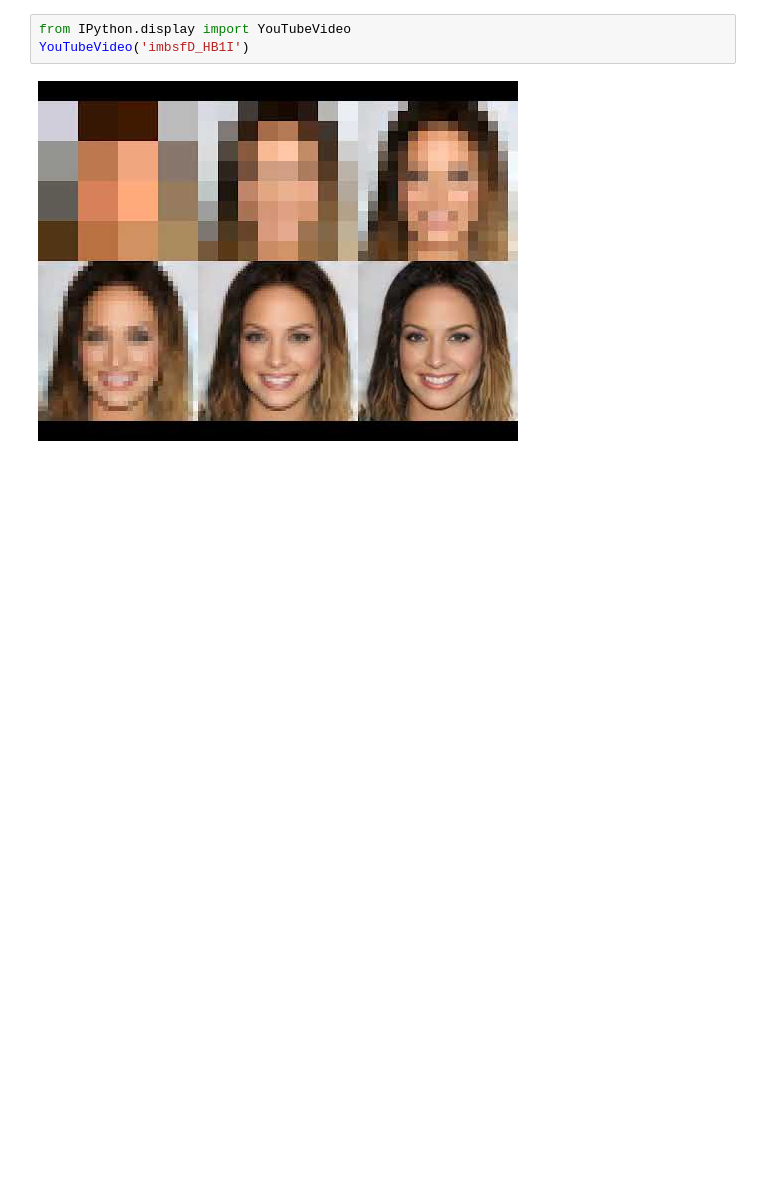
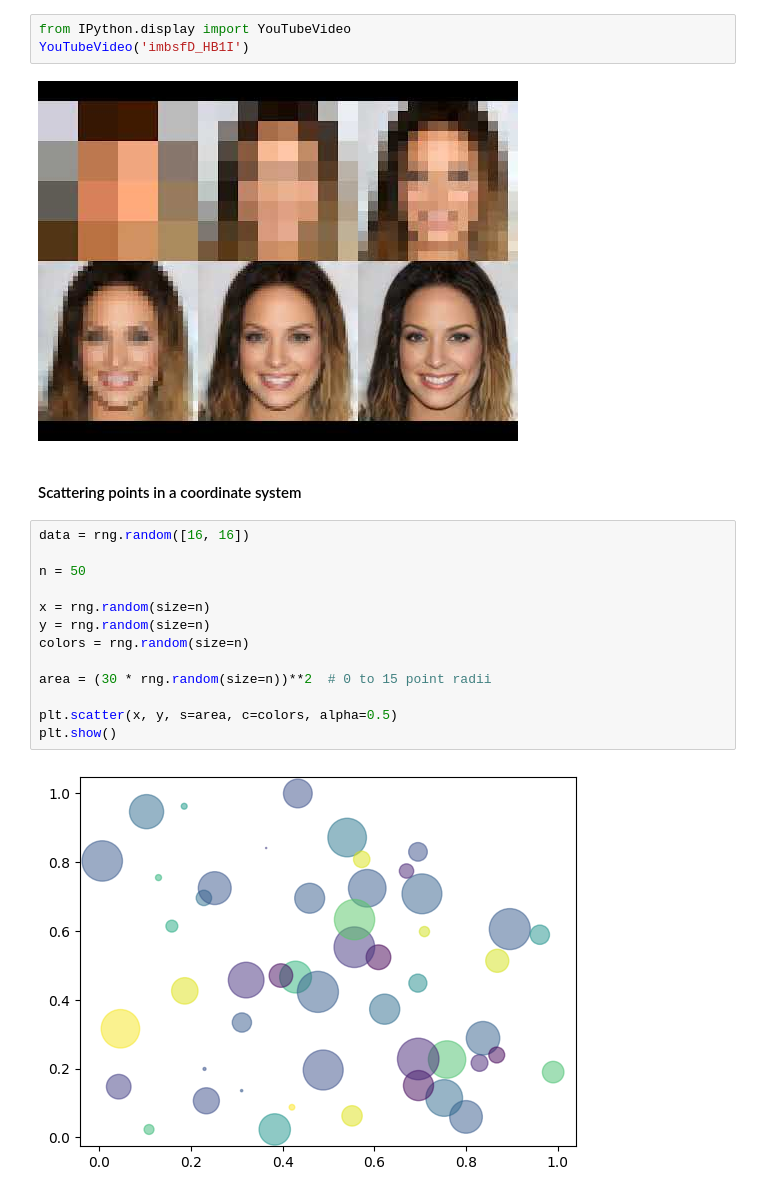
Before and after one commit to coralreefman/bca, a Jupyter notebook: notebooks/random.ipynb, the cells around one changed output. Cells and saved outputs as stored; diff of their text form; blank space fills up the shorter version.

```diff
--- a/notebooks/random.ipynb
+++ b/notebooks/random.ipynb
@@ -168,3 +242,20 @@ from IPython.display import YouTubeVideo
 YouTubeVideo('imbsfD_HB1I')
 # %% [output]
 [figure]
+# %% [markdown]
+#### Scattering points in a coordinate system
+# %%
+data = rng.random([16, 16])
+
+n = 50
+
+x = rng.random(size=n)
+y = rng.random(size=n)
+colors = rng.random(size=n)
+
+area = (30 * rng.random(size=n))**2  # 0 to 15 point radii
+
+plt.scatter(x, y, s=area, c=colors, alpha=0.5)
+plt.show()
+# %% [output]
+[figure, added]
```
Also changed, not shown: parts of 44 cells of this notebook, 6 other files.
